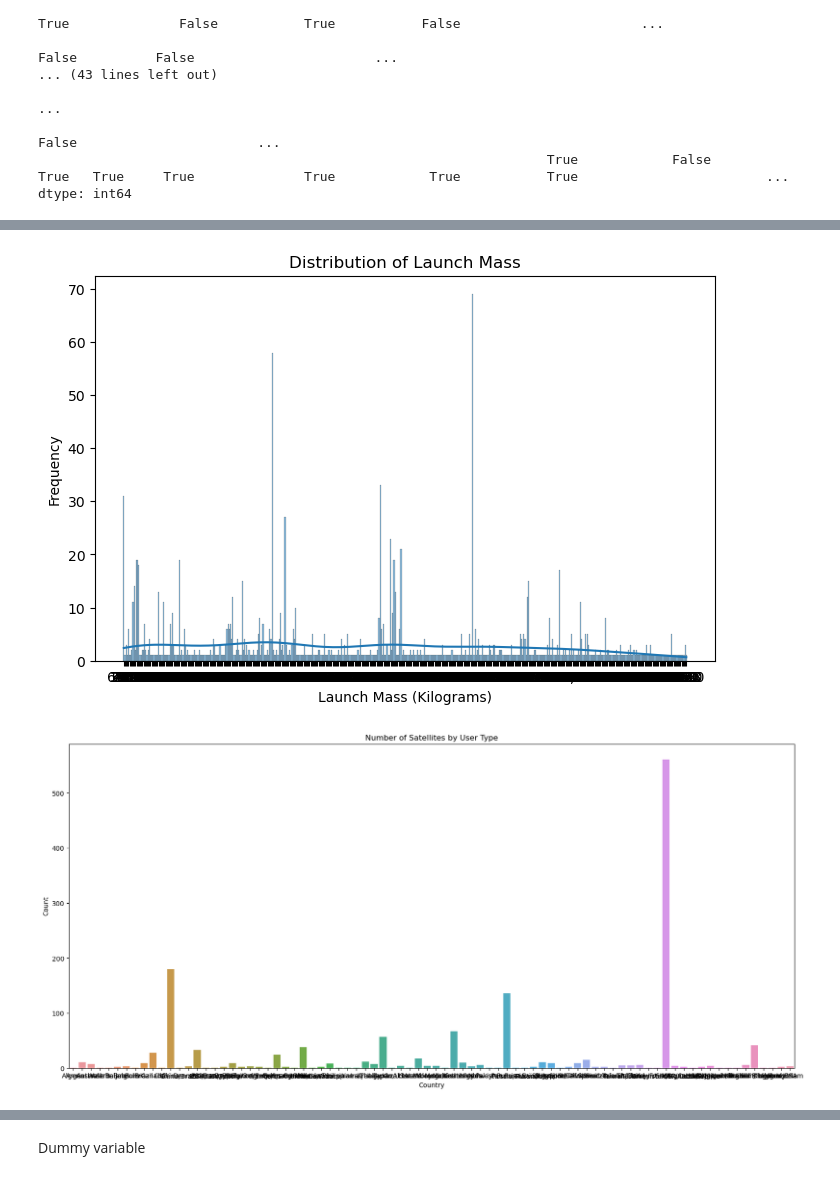
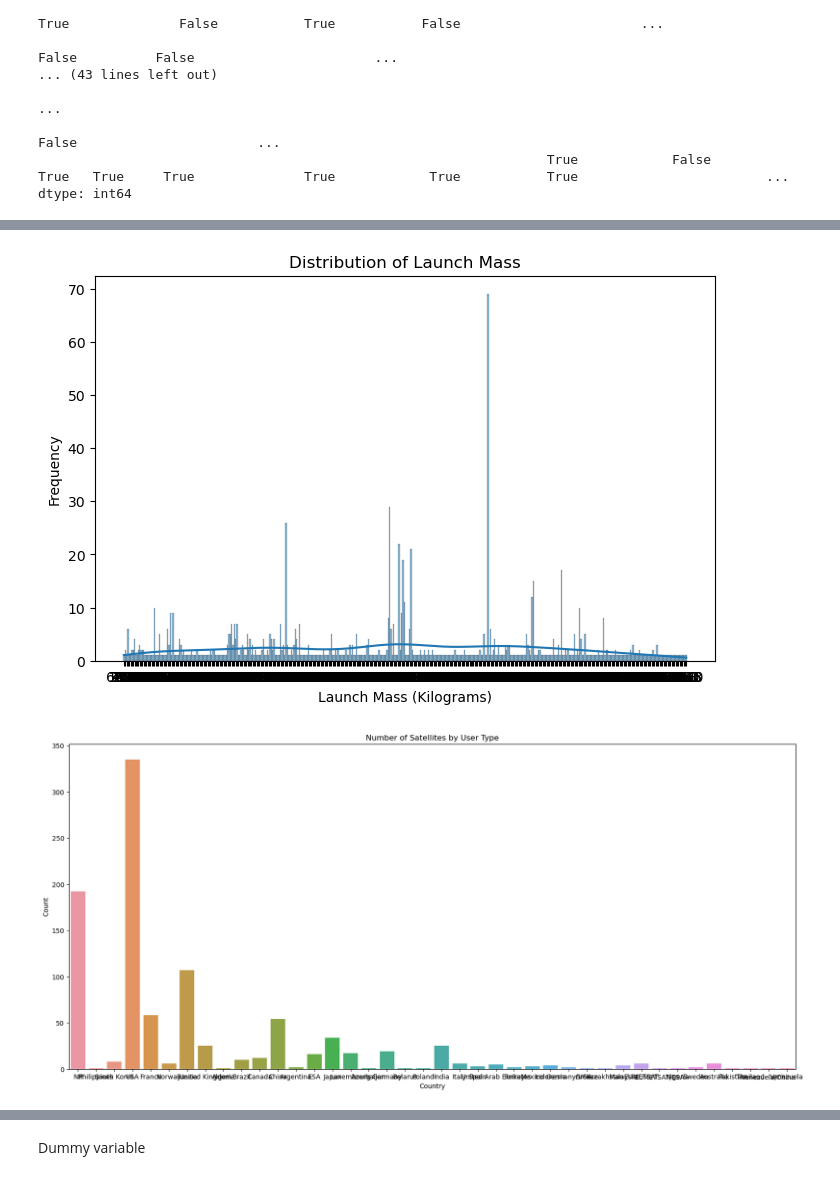
Before and after one commit to joshlynj/active_satellites, a Jupyter notebook: notebooks/EDA.ipynb, the cells around one changed output, grey strips where cells are left out. Saved outputs shown, nothing was run; the diff lists cells and outputs as text; code cells hidden in the pictures.

```diff
--- a/notebooks/EDA.ipynb
+++ b/notebooks/EDA.ipynb
@@ -101,3 +101,5 @@ False                       False                                False
                                                                                                                                                                              False                       ...
                                                                  True            False                      True   True     True              True            True           True                        ...
 dtype: int64
+# %%
+sat_df.dropna(subset=["Expected Lifetime (Years)"], inplace=True)
@@ -119,17 +141,17 @@ plt.ylabel("Frequency")
 plt.title("Distribution of Launch Mass")
 plt.show()
 # %% [output]
-[figure, old version]
+[figure, new version]
 # %%
 #Would change this to show top 10 only if I choose this dataset
 plt.figure(figsize=(20, 9))
-sns.countplot(x="Country of Operator/Owner", data=sat_df)
+sns.countplot(x="Country/Organization of UN Registry", data=sat_df)
 plt.xlabel("Country")
 plt.ylabel("Count")
 plt.title("Number of Satellites by User Type")
 plt.show()
 # %% [output]
-[figure, old version]
+[figure, new version]
 # %%
 sns.heatmap(sat_df.corr(), annot=True, cmap='coolwarm', fmt='.2f')
 plt.title('Correlation Heatmap')
```
Also changed, not shown: parts of 22 cells of this notebook.
